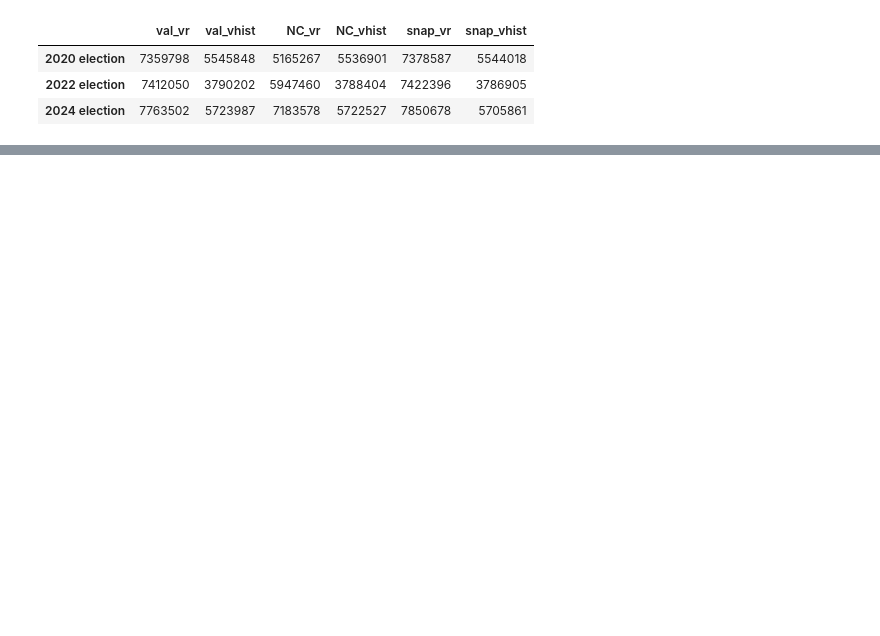
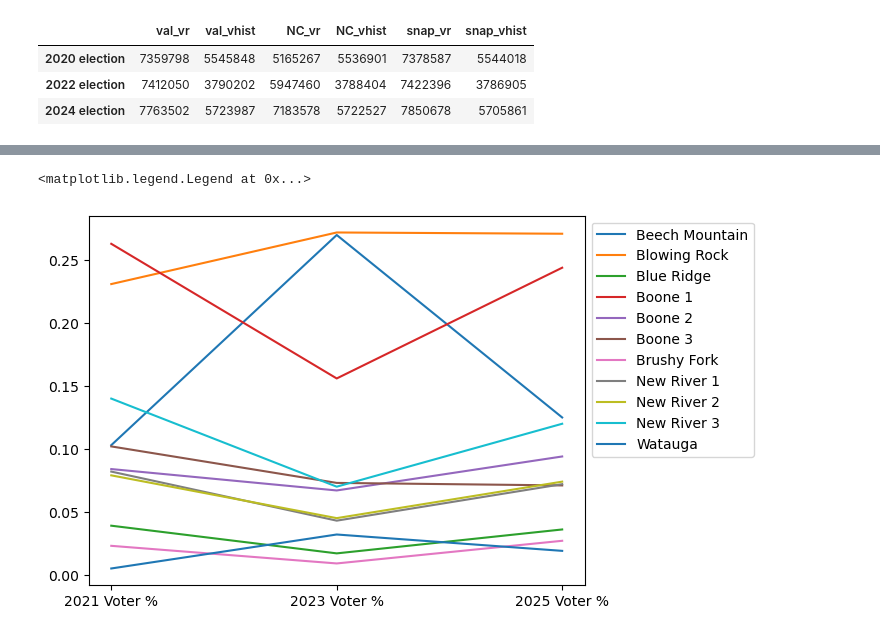
Before and after one commit to vandyy123/Election-Analysis, a Jupyter notebook: Data Validation and Further/Verifying Voter Results.ipynb, the cells around one changed output, grey strips where cells are left out. Cells and saved outputs as stored; diff of their text form; code cells hidden in the pictures; blank space fills up the shorter version.

```diff
--- a/Data Validation and Further/Verifying Voter Results.ipynb
+++ b/Data Validation and Further/Verifying Voter Results.ipynb
@@ -445,0 +300,22 @@ df_wk_25
+# %%
+def dem_turnout(vr, vhist):
+
+    # Total dem pop
+    vr_dem_pop = vr[vr['party_cd'] == 'DEM'].groupby('Precincts')['voter_reg_num'].count()
+    vhist_pop = vhist[vhist['party_cd'] == 'DEM'].groupby('Precincts')['total_voters'].sum()
+
+    df = round(vhist_pop / vr_dem_pop, 3)
+
+    return df
+# %%
+dem_21 = dem_turnout(vr_11_21, vhist_11_21)
+dem_23 = dem_turnout(vr_11_23, vhist_11_23)
+dem_25 = dem_turnout(vr_11_25, vhist_11_25)
+
+turnout = {'2021 Voter %': dem_21,
+              '2023 Voter %': dem_23,
+              '2025 Voter %': dem_25}
+
+
+dem_turnout_df = pd.DataFrame(turnout)
+dem_turnout_df
@@ -445,0 +336,8 @@ df_wk_25
+# %%
+plt.plot(dem_turnout_df.T)
+
+plt.legend(bbox_to_anchor=(1, 1.0),  labels = ['Beech Mountain', 'Blowing Rock', 'Blue Ridge', 'Boone 1', 'Boone 2',
+       'Boone 3', 'Brushy Fork', 'New River 1', 'New River 2', 'New River 3', 'Watauga'])
+# %% [output]
+<matplotlib.legend.Legend at 0x...>
+[figure, added]
```
Also changed, not shown: parts of 66 cells of this notebook.
